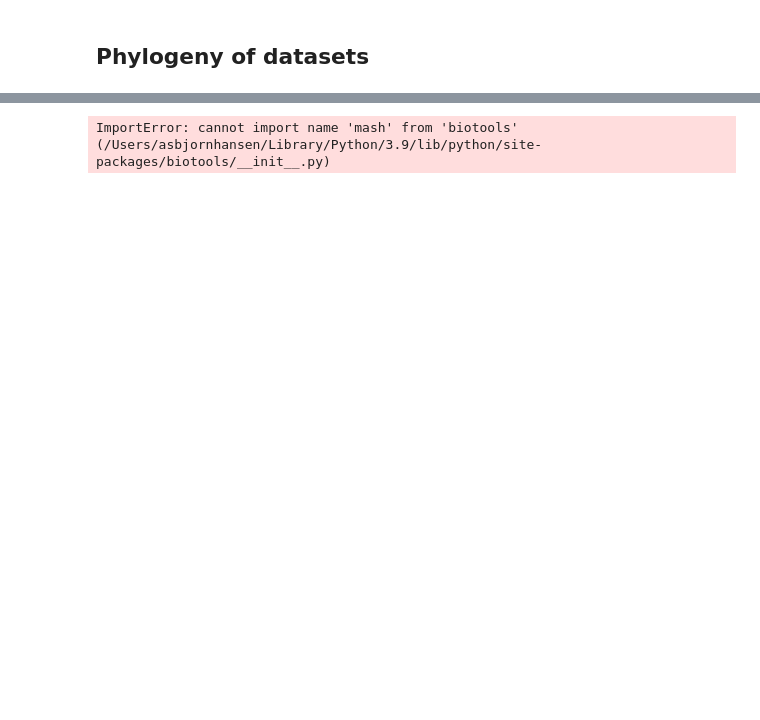
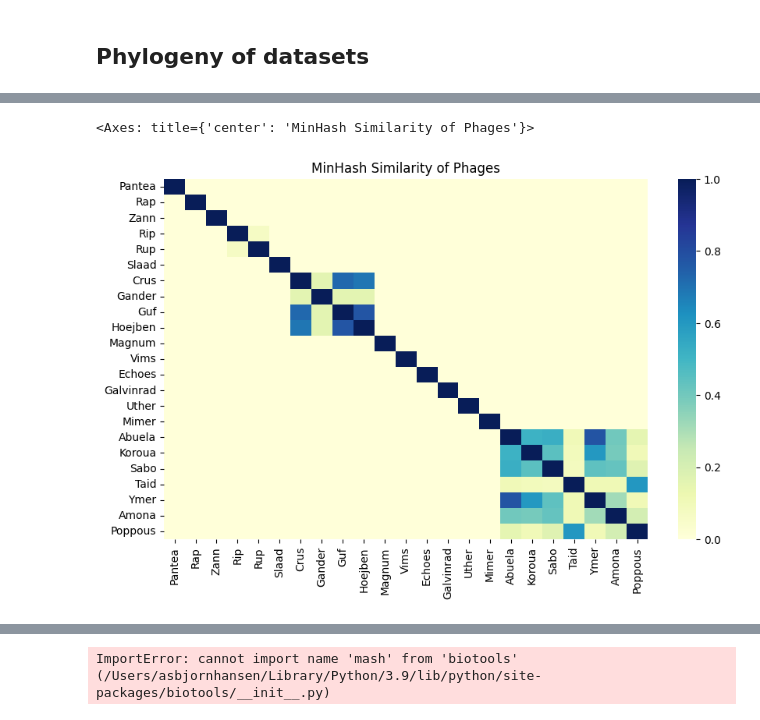
Before and after one commit to azzy72/PredictPhagePPI, a Jupyter notebook: phylogeny.ipynb, the cells around one changed output, grey strips where cells are left out. Drawn from its saved outputs; the diff is of its cells as text; code cells hidden in the pictures; blank space fills up the shorter version.

Commit message:
minhashing bacterias

```diff
--- a/phylogeny.ipynb
+++ b/phylogeny.ipynb
@@ -2,0 +52,21 @@
+# %%
+from tqdm import tqdm
+
+#Constructing minhashes for all records
+minhashes = []
+for rec in tqdm(records, desc="Constructing minhashes for all records", unit="seq"):
+    #print("Record:", rec.id, len(rec.seq))
+    mh = sourmash.MinHash(n=0, ksize=K, scaled=1) #each record gets its own minhash
+    for i in range(0, len(rec.seq) - K + 1):
+        kmer = str(rec.seq[i:i+K])
+        mh.add_sequence(kmer, force=True)
+    minhashes.append(mh)
+
+#Comparing all minhashes
+similarity_matrix = dict()
+for i, e in enumerate(minhashes):
+    sim_inner = dict()
+    for j, e2 in enumerate(minhashes):
+        x = e.jaccard(minhashes[j])
+        sim_inner[records[j].id.split("_")[-1]] = x
+    similarity_matrix[records[i].id.split("_")[-1]] = sim_inner
@@ -2,0 +96,12 @@
+# %%
+import pandas as pd
+import matplotlib.pyplot as plt
+import seaborn as sns
+
+df = pd.DataFrame(similarity_matrix)
+fig = plt.figure(figsize=(10,6))
+plt.title("MinHash Similarity of Phages")
+sns.heatmap(df, cmap="YlGnBu")
+# %% [output]
+<Axes: title={'center': 'MinHash Similarity of Phages'}>
+[figure, added]
```
Also changed, not shown: parts of 22 cells of this notebook, 6 other files.
